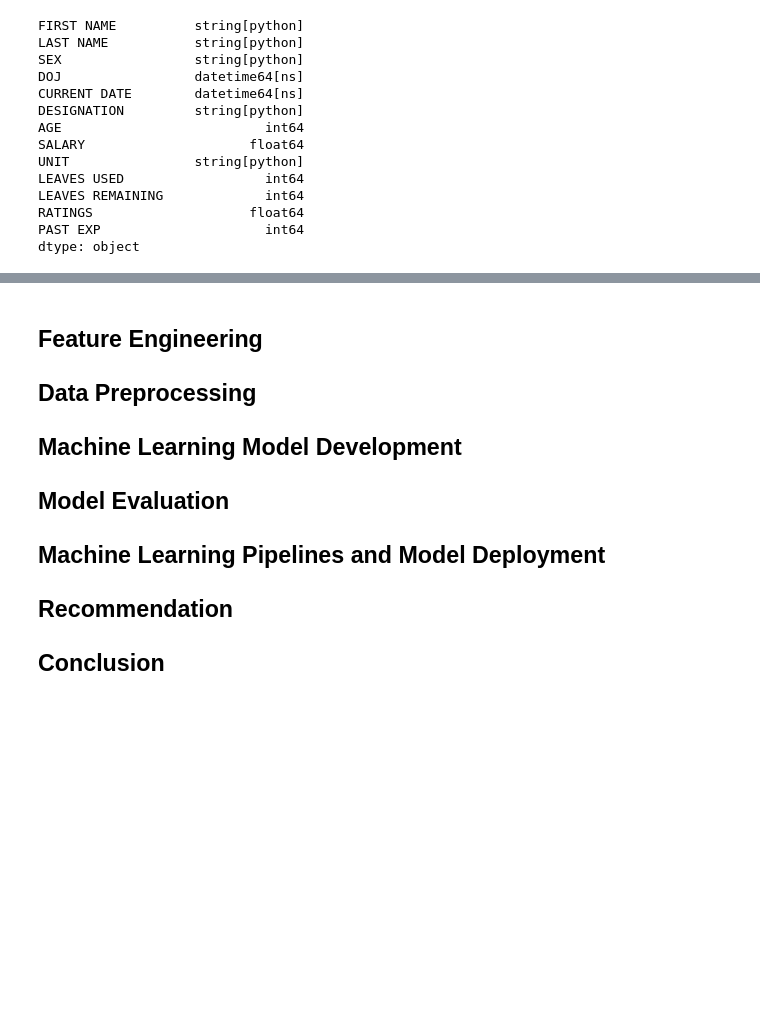
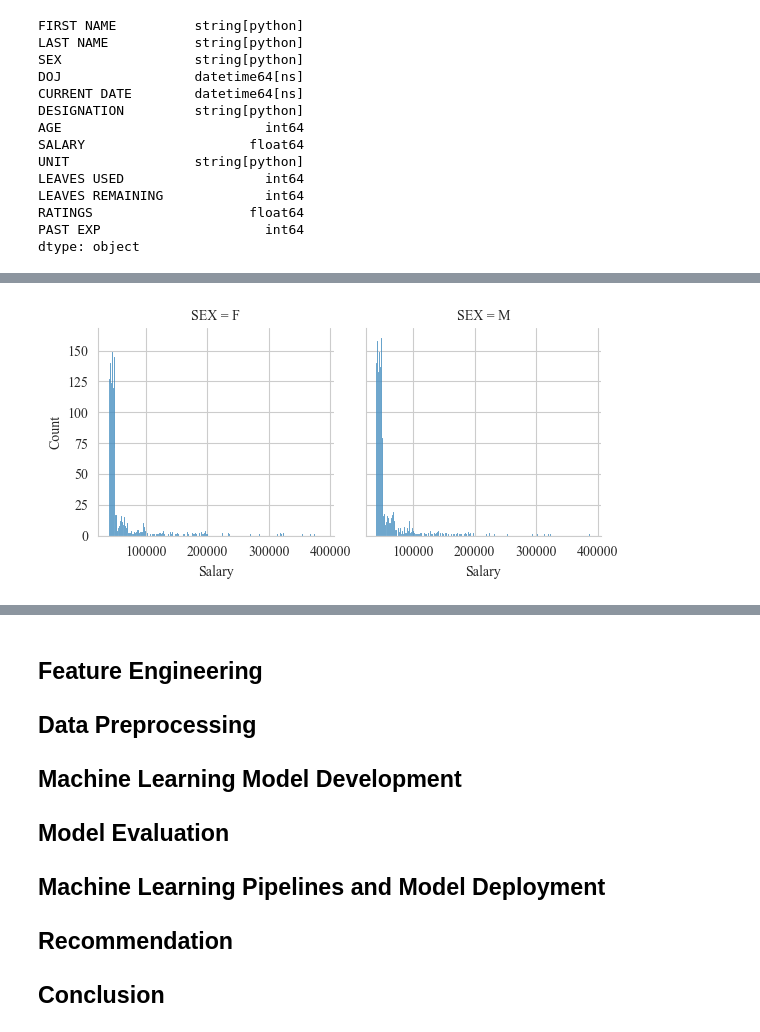
Before and after one commit to mzakariaz/MIP-Machine-Learning-Project-1, a Jupyter notebook: salary-predictions.ipynb, the cells around one changed output, grey strips where cells are left out. Saved outputs shown, nothing was run; the diff lists cells and outputs as text; code cells hidden in the pictures; blank space fills up the shorter version.

```diff
--- a/salary-predictions.ipynb
+++ b/salary-predictions.ipynb
@@ -249,0 +274,6 @@ dtype: object
+# %%
+sex_grid = sns.FacetGrid(df, col = "SEX")
+sex_grid.map(sns.histplot, "SALARY").set(xlabel = "Salary")
+plt.show()
+# %% [output]
+[figure, added]
```
Also changed, not shown: parts of 10 cells of this notebook.
